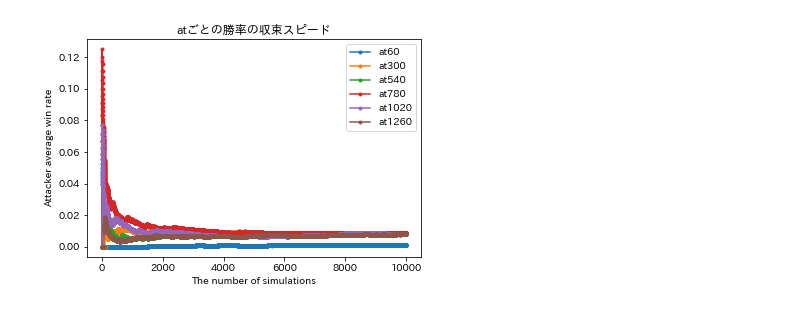
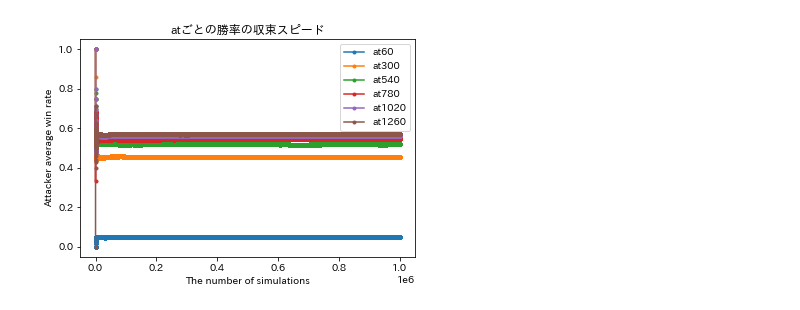
Before and after one commit to shudolab/nakai_dsa_simulator, a Jupyter notebook: dsa_analysis/win_rate_cnv.ipynb, the cells around one changed output. Drawn from its saved outputs; the diff is of its cells as text; code cells hidden in the pictures.

```diff
--- a/dsa_analysis/win_rate_cnv.ipynb
+++ b/dsa_analysis/win_rate_cnv.ipynb
@@ -2,6 +2,3 @@
 #winRateList.csvをグラフにしてください
 import pandas as pd
 import matplotlib.pyplot as plt
-# %%
-df = pd.read_csv("/Users/nt/cplus/dsa_simulator/winRateList_b_01_n_1m_at120.csv")
-plt.plot(df)
@@ -11,3 +4,0 @@ plt.plot(df)
-# %%
-df = pd.read_csv("1m/b045_at864.csv")
-plt.plot(df)
@@ -20,27 +5,29 @@ plt.plot(df)
 # %%
 import pandas as pd
 import matplotlib.pyplot as plt
 import matplotlib
 
 # 日本語フォントの設定
 matplotlib.rcParams['font.family'] = 'IPAexGothic'
 
 
-# b045で始まるファイルのwinRateListをグラフに描画する
+# b01で始まるファイルのwinRateListをグラフに描画する
 for i in range(6):
-    df = pd.read_csv(f"../10k/b02_at{(4*i+1)*60}.csv")
+    df = pd.read_csv(f"../1m_simple/b045_at{(4*i+1)*60}.csv",header=None)
     # j列目を指定
     j = 0 # 列のインデックス
 
     # グラフを描画
     plt.plot(df.index + 1, df.iloc[:, j], marker='.', label=f"at{(4*i+1)*60}")  # +1 は行のインデックスを1から始めるため
+
+#収束スピードを計算する
 
 # 凡例を表示
 plt.legend()
 
 plt.xlabel("The number of simulations")
 plt.ylabel(f"Attacker average win rate")
 plt.title(f"atごとの勝率の収束スピード")
 plt.show()
 # %% [output]
-[figure, old version]
+[figure, new version]
```
Also changed, not shown: parts of 2 cells of this notebook, 8 other files.
